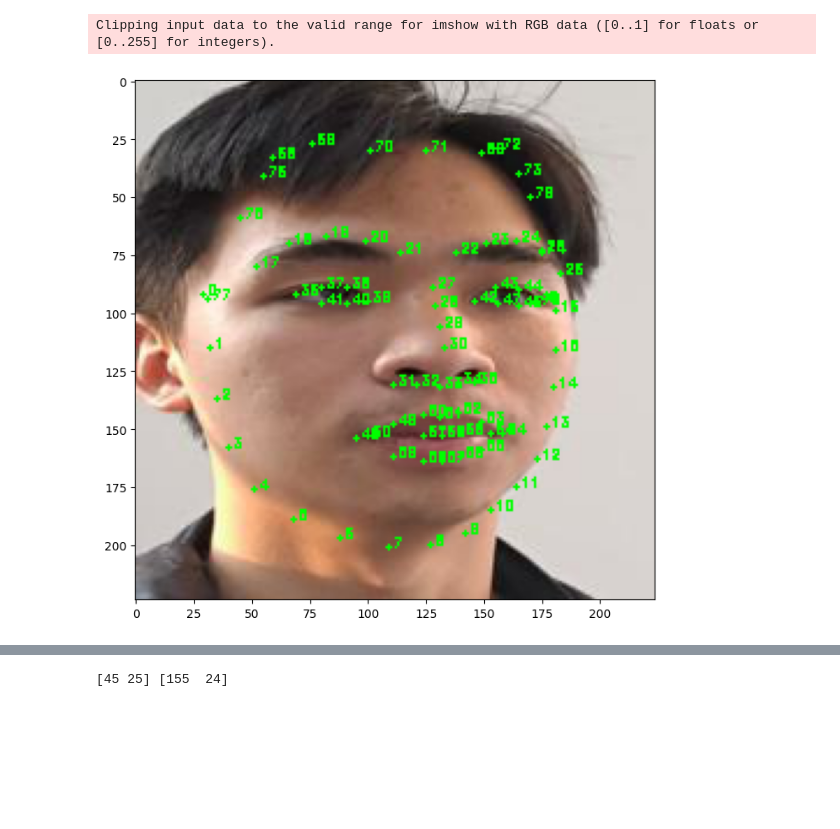
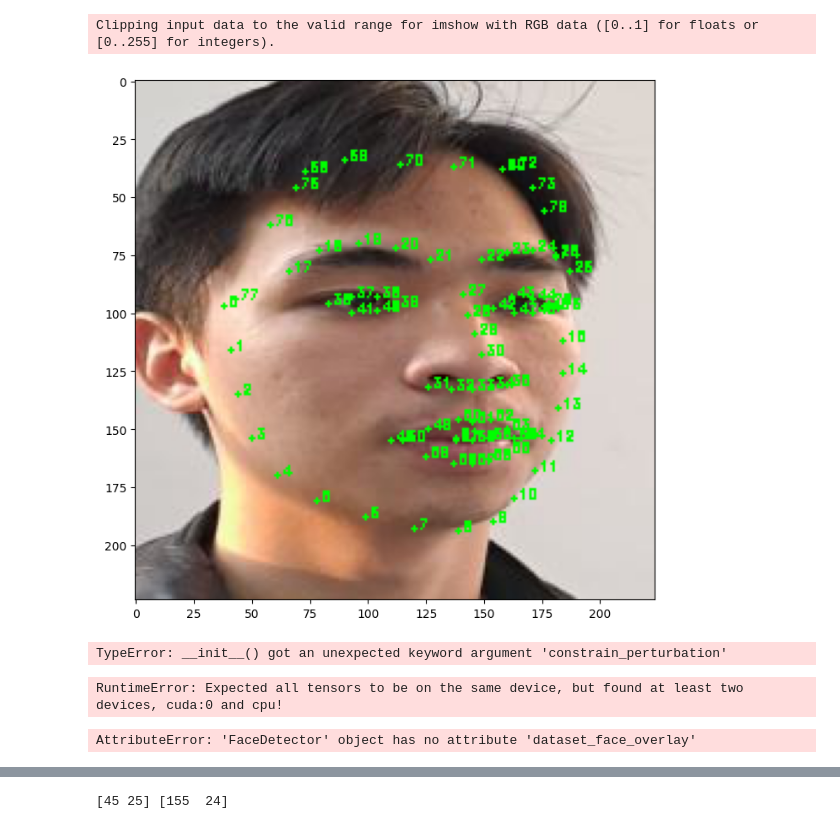
Before and after one commit to lechicuong2k3/Clean-label-Physical-Backdoor-Attack, a Jupyter notebook: face_landmark.ipynb, the cells around one changed output, grey strips where cells are left out. Drawn from its saved outputs; the diff is of its cells as text; code cells hidden in the pictures; blank space fills up the shorter version.

```diff
--- a/face_landmark.ipynb
+++ b/face_landmark.ipynb
@@ -205,12 +248,32 @@ tensor([[[0.3982, 0.5862, 0.4386,  ..., 0.8176, 0.7919, 0.2699],
 # %%
-face_detector = FaceDetector()
+face_detector = FaceDetector(args)
 transform = v2.Compose([
                 v2.ToImageTensor(),
                 v2.ConvertImageDtype(),
             ])
-image = transform((Image.open('datasets/Facial_recognition_crop_partial/sunglasses/train/chi/182.jpg')))
+image = transform((Image.open('datasets/Facial_recognition_crop_partial/sunglasses/train/chi/185.jpg')))
 shape = face_detector.get_landmarks(image)
 face_detector.visualize_landmarks(image, shape)
 # %% [output]
 Clipping input data to the valid range for imshow with RGB data ([0..1] for floats or [0..255] for integers).
-[figure, old version]
+[figure, new version]
+# %%
+poisonset = data.poisonset
+args.constrain_perturbation = True
+face_detector = FaceDetector(args, dataset=poisonset, patch_trigger=True)
+# %% [output]
+TypeError: __init__() got an unexpected keyword argument 'constrain_perturbation'
+# %%
+inputs, labels, ids = next(iter(data.poisonloader))
+
+inputs = inputs.to(**setup)
+labels = labels.to(dtype=torch.long, device=setup['device'], non_blocking=True)
+
+poison_slices, batch_positions = data.lookup_poison_indices(ids)
+face_detector.patch_inputs(inputs, batch_positions, poison_slices)
+# %% [output]
+RuntimeError: Expected all tensors to be on the same device, but found at least two devices, cuda:0 and cpu!
+# %%
+face_detector.dataset_face_overlay[0]
+# %% [output]
+AttributeError: 'FaceDetector' object has no attribute 'dataset_face_overlay'
```
Also changed, not shown: parts of 14 cells of this notebook, 22 other files.
